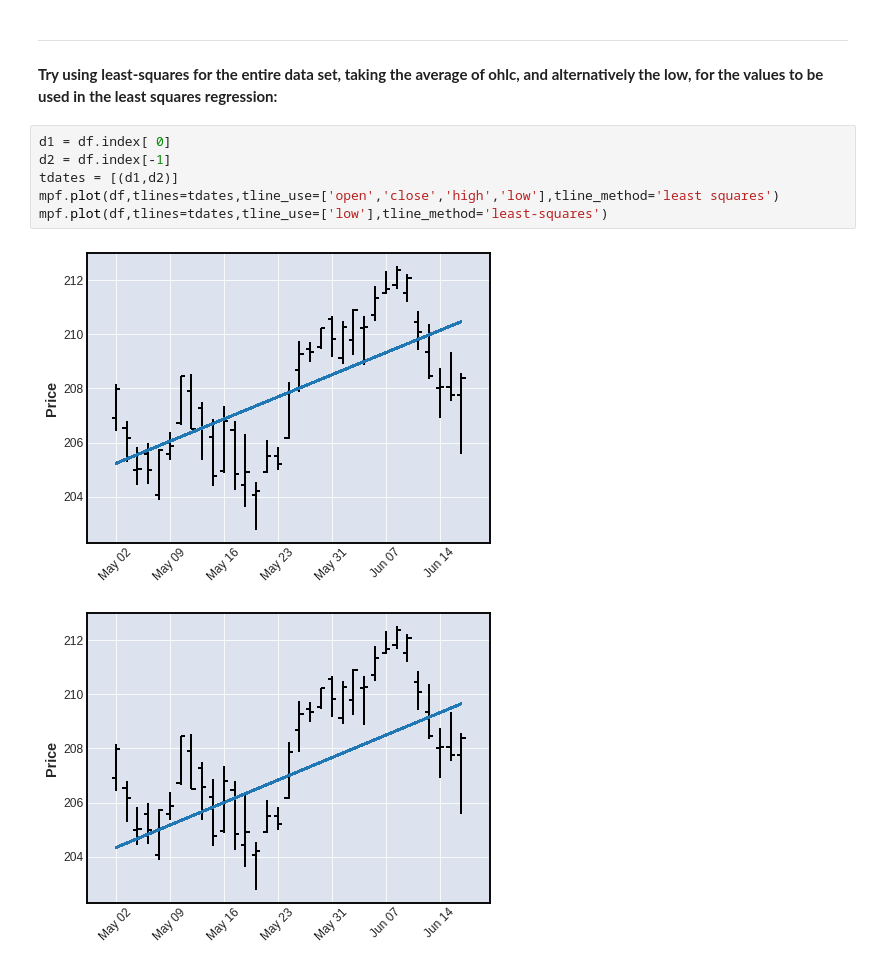
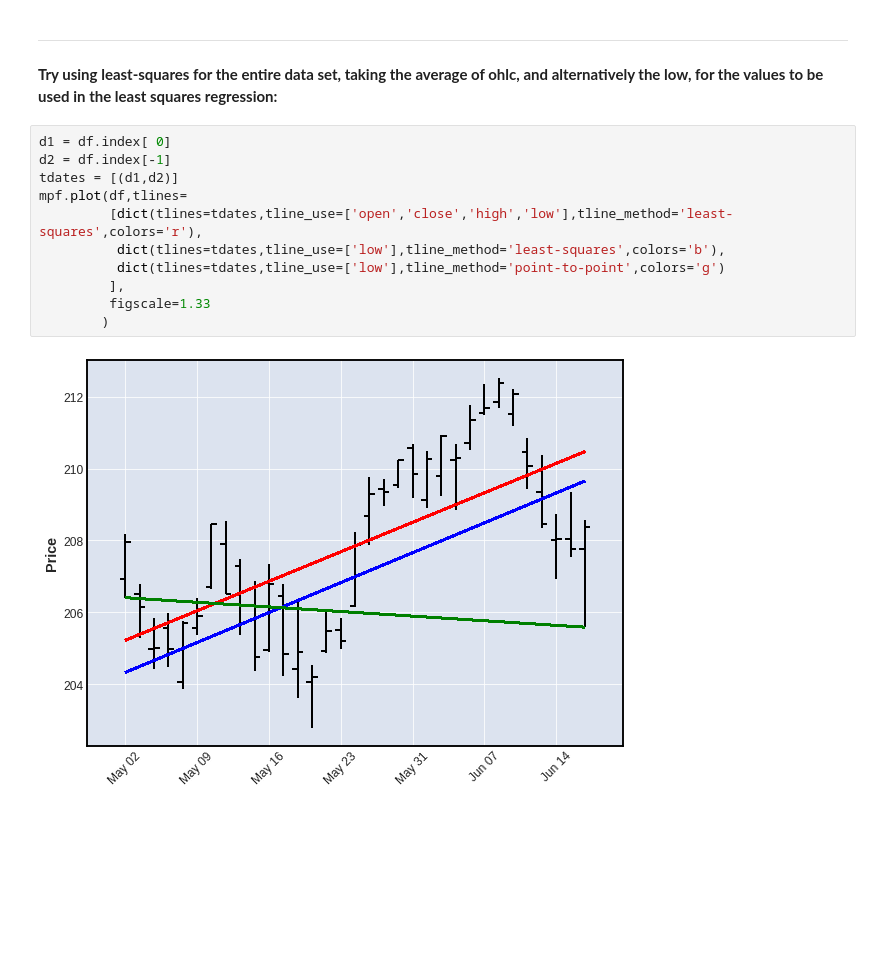
Before and after one commit to matplotlib/mplfinance, a Jupyter notebook: examples/using_lines.ipynb, the cells around one changed output. Saved outputs shown, nothing was run; the diff lists cells and outputs as text; blank space fills up the shorter version.

```diff
--- a/examples/using_lines.ipynb
+++ b/examples/using_lines.ipynb
@@ -274,9 +315,13 @@ mpf.plot(df,tlines=datepairs,tline_use='low',tline_method='least squares')
 # %%
 d1 = df.index[ 0]
 d2 = df.index[-1]
 tdates = [(d1,d2)]
-mpf.plot(df,tlines=tdates,tline_use=['open','close','high','low'],tline_method='least squares')
-mpf.plot(df,tlines=tdates,tline_use=['low'],tline_method='least-squares')
+mpf.plot(df,tlines=
+         [dict(tlines=tdates,tline_use=['open','close','high','low'],tline_method='least-squares',colors='r'),
+          dict(tlines=tdates,tline_use=['low'],tline_method='least-squares',colors='b'),
+          dict(tlines=tdates,tline_use=['low'],tline_method='point-to-point',colors='g')
+         ],
+         figscale=1.33
+        )
 # %% [output]
-[figure, old version]
+[figure, new version]
-[figure, removed]
```
Also changed, not shown: parts of 15 cells of this notebook, 3 other files.
